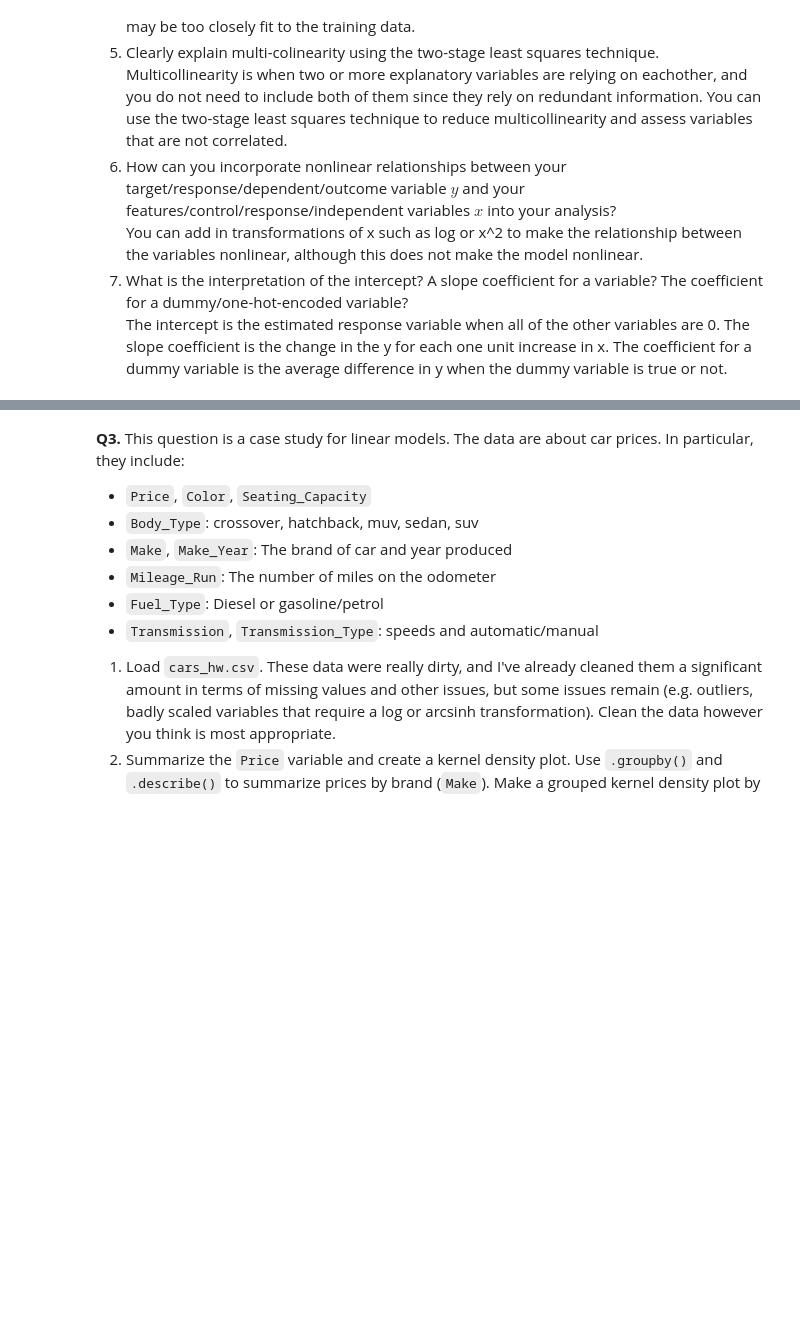
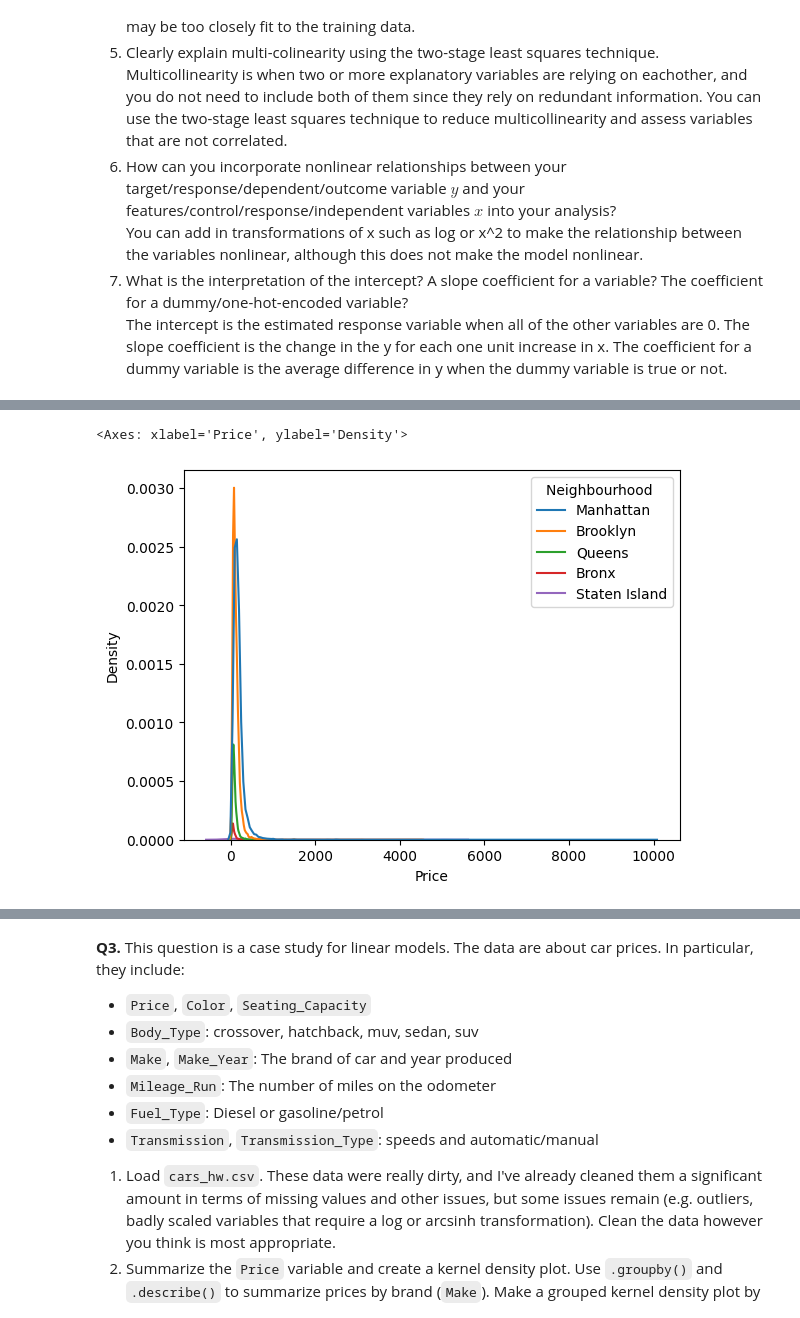
Before and after one commit to nylaup/linearModels, a Jupyter notebook: assignment/assignment.ipynb, the cells around one changed output, grey strips where cells are left out. Saved outputs shown, nothing was run; the diff lists cells and outputs as text; code cells hidden in the pictures; blank space fills up the shorter version.

```diff
--- a/assignment/assignment.ipynb
+++ b/assignment/assignment.ipynb
@@ -44,0 +67,5 @@ FileNotFoundError: [Errno 2] No such file or directory: './data/Q1_clean.csv'
+# %%
+sns.kdeplot(apt, x="Price", hue="Neighbourhood ") #kde of price
+# %% [output]
+<Axes: xlabel='Price', ylabel='Density'>
+[figure, added]
```
Also changed, not shown: parts of 12 cells of this notebook.
